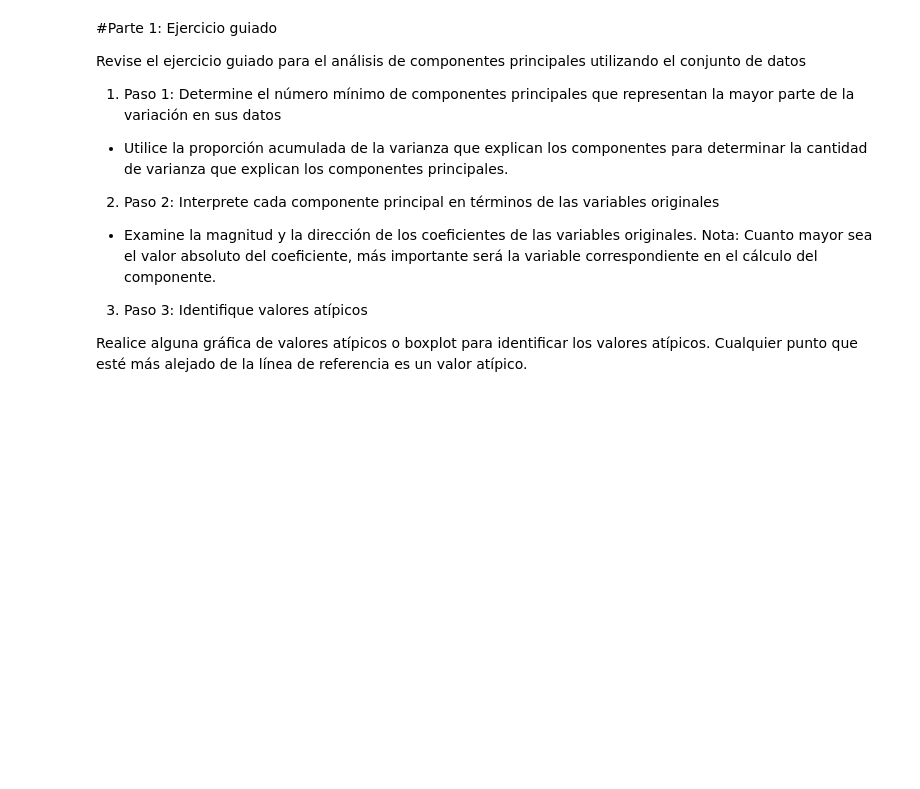
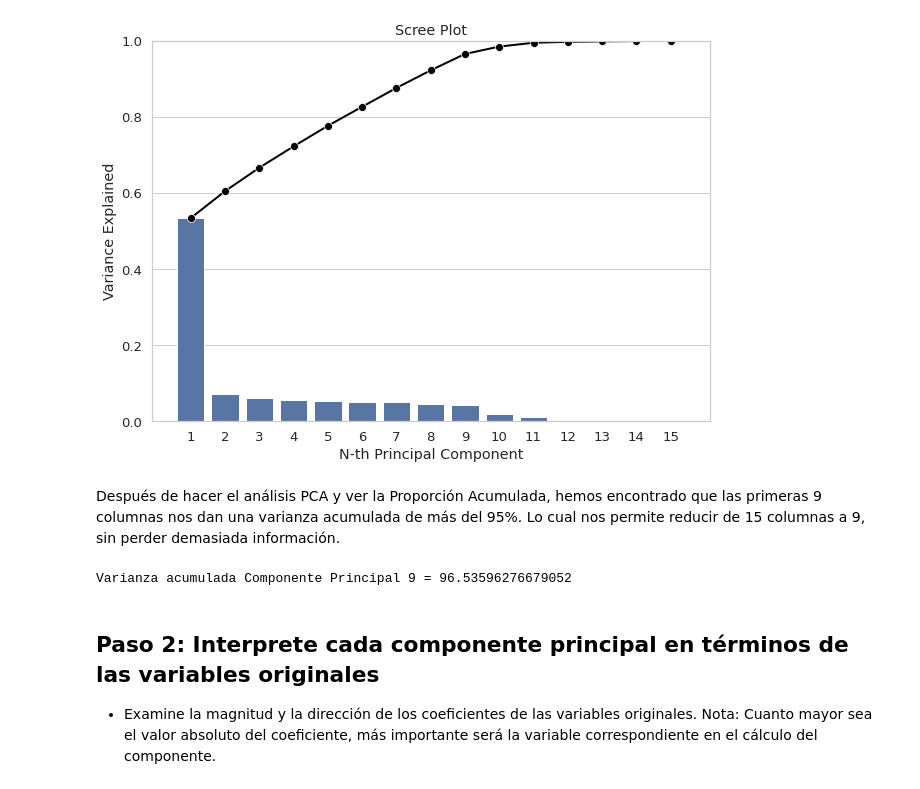
Before and after one commit to PosgradoMNA/actividades-del-projecto-equipo-5, a Jupyter notebook: ActividadSemanal4.ipynb, the cells around one changed output. Saved outputs shown, nothing was run; the diff lists cells and outputs as text; code cells hidden in the pictures; blank space fills up the shorter version.

```diff
--- a/ActividadSemanal4.ipynb
+++ b/ActividadSemanal4.ipynb
@@ -65,0 +83,5 @@ See the caveats in the documentation: https://pandas.pydata.org/pandas-docs/stab
+# %%
+#
+df2 = df2.drop(['ID', 'X2', 'X3', 'X4'], axis=1)
+# Eliminamos las variables categoricas X6-X11
+df2 = df2.drop(['X6', 'X7', 'X8', 'X9', 'X10', 'X11'], axis=1)
@@ -65,0 +113,5 @@ See the caveats in the documentation: https://pandas.pydata.org/pandas-docs/stab
+# %%
+# Crear objeto PCA
+pcs = PCA()
+# Hacemos el fit de PCA utilizando el dataset df2 normalizado con la utileria preprocessing
+pcs.fit(preprocessing.scale(df2))
@@ -66,17 +137,44 @@ See the caveats in the documentation: https://pandas.pydata.org/pandas-docs/stab
+# %%
+# Graficamos la promorción acumulada de los 21 componentes que se obtuvieron
+
+PC_components = np.arange(pcs.n_components_) + 1
+
+_ = sns.set(style = 'whitegrid',
+            font_scale = 1.2
+            )
+
+fig, ax = plt.subplots(figsize=(10, 7))
+
+_ = sns.barplot(x = PC_components,
+                y = pcs.explained_variance_ratio_,
+                color = 'b'
+                )
+
+_ = sns.lineplot(x = PC_components-1,
+                 y = np.cumsum(pcs.explained_variance_ratio_),
+                 color = 'black',
+                 linestyle = '-',
+                 linewidth = 2,
+                 marker = 'o',
+                 markersize = 8
+                 )
+
+plt.title('Scree Plot')
+plt.xlabel('N-th Principal Component')
+plt.ylabel('Variance Explained')
+plt.ylim(0, 1)
+plt.show()
+# %% [output]
+[figure, added]
+# %% [markdown]
+Después de hacer el análisis PCA y ver la Proporción Acumulada, hemos encontrado que las primeras 9 columnas nos dan una varianza acumulada de más del 95%. Lo cual nos permite reducir de 15 columnas a 9, sin perder demasiada información.
+# %%
+varianza_acumulada_pc9 = ((pcsSummary_df.iloc[2][8])*100)
+print(f"Varianza acumulada Componente Principal 9 = {varianza_acumulada_pc9}")
+# %% [output]
+Varianza acumulada Componente Principal 9 = 96.53596276679052
 # %% [markdown]
-#Parte 1: Ejercicio guiado
-
-Revise el ejercicio guiado para el análisis de componentes principales utilizando el conjunto de datos
-
-1. Paso 1: Determine el número mínimo de componentes principales que representan la mayor parte de la variación en sus datos
-
- * Utilice la proporción acumulada de la varianza que explican los componentes para determinar la cantidad de varianza que explican los componentes principales.
-
-2. Paso 2: Interprete cada componente principal en términos de las variables originales
+## Paso 2: Interprete cada componente principal en términos de las variables originales
 
  * Examine la magnitud y la dirección de los coeficientes de las variables originales.
 Nota: Cuanto mayor sea el valor absoluto del coeficiente, más importante será la variable correspondiente en el cálculo del componente.
-
-3. Paso 3: Identifique valores atípicos
-
-Realice alguna gráfica de valores atípicos o boxplot para identificar los valores atípicos. Cualquier punto que esté más alejado de la línea de referencia es un valor atípico.
```
Also changed, not shown: parts of 27 cells of this notebook.
